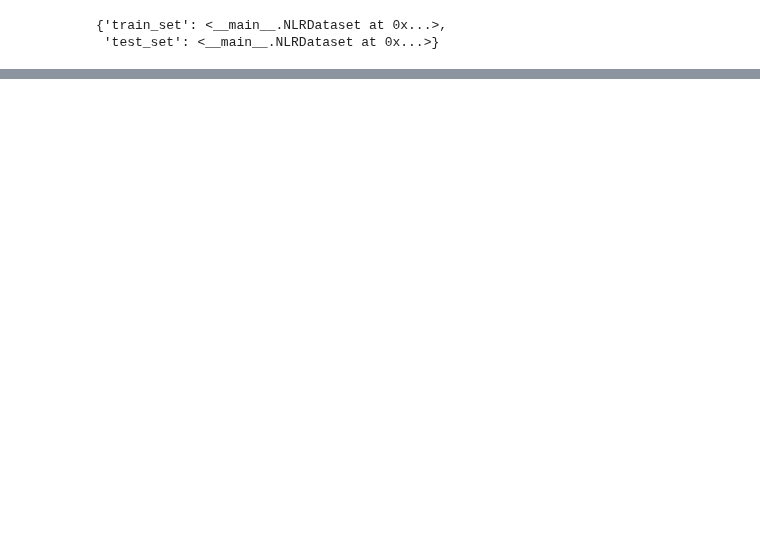
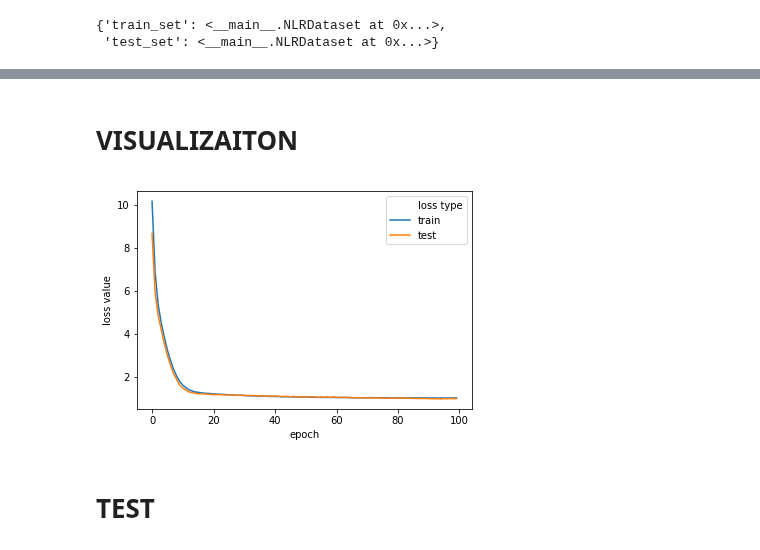
Before and after one commit to mseok/Study, a Jupyter notebook: DL_study_practices/Pytorch/nonLinear_regression.ipynb, the cells around one changed output, grey strips where cells are left out. Cells and saved outputs as stored; diff of their text form; code cells hidden in the pictures; blank space fills up the shorter version.

```diff
--- a/DL_study_practices/Pytorch/nonLinear_regression.ipynb
+++ b/DL_study_practices/Pytorch/nonLinear_regression.ipynb
@@ -49,7 +53,8 @@ def make_dataset(x_data, y_data, num_samples):
 
     return partition_dictionary
 # %%
-make_dataset(x_data, y_data, 500)
+partition_dictionary = make_dataset(x_data, y_data, 500)
+partition_dictionary
 # %% [output]
 {'train_set': <__main__.NLRDataset at 0x...>,
  'test_set': <__main__.NLRDataset at 0x...>}
@@ -55,0 +117,33 @@ make_dataset(x_data, y_data, 500)
+# %%
+def experiment(num_epoch, batch_size, data, hidden_size, activation):
+    if activation == "relu":
+        activation = nn.ReLU()
+
+    model = NLR(hidden_size, activation)
+    optimizer = torch.optim.Adam(model.parameters())
+    criteria = nn.MSELoss()
+
+    train_dataset = DataLoader(dataset = data["train_set"],
+                               batch_size = batch_size,
+                               shuffle = True)
+    test_dataset = DataLoader(dataset = data["test_set"],
+                              batch_size = batch_size,
+                              shuffle = True)
+
+    train_loss_list = []
+    test_loss_list = []
+    epoch_list = []
+    for epoch in range(num_epoch):
+        model, train_loss = train(model, criteria, optimizer, batch_size, train_dataset)
+        test_loss = test(model, criteria, batch_size, test_dataset)
+        train_loss_list.append(train_loss)
+        test_loss_list.append(test_loss)
+        epoch_list.append(epoch)
+
+    ret_DF = pd.DataFrame({"epoch": epoch_list * 2,
+                           "loss type": ["train" for i in range(len(train_loss_list))] + ["test" for i in range(len(test_loss_list))],
+                           "loss value": train_loss_list + test_loss_list})
+
+    return model, ret_DF
+# %%
+trained_model, DF = experiment(100, 20, partition_dictionary, 200, "relu")
@@ -55,0 +170,8 @@ make_dataset(x_data, y_data, 500)
+# %% [markdown]
+# VISUALIZAITON
+# %%
+g = sns.lineplot(x="epoch", y="loss value", hue="loss type", data=DF)
+# %% [output]
+[figure, added]
+# %% [markdown]
+# TEST
```
Also changed, not shown: parts of 12 cells of this notebook.
